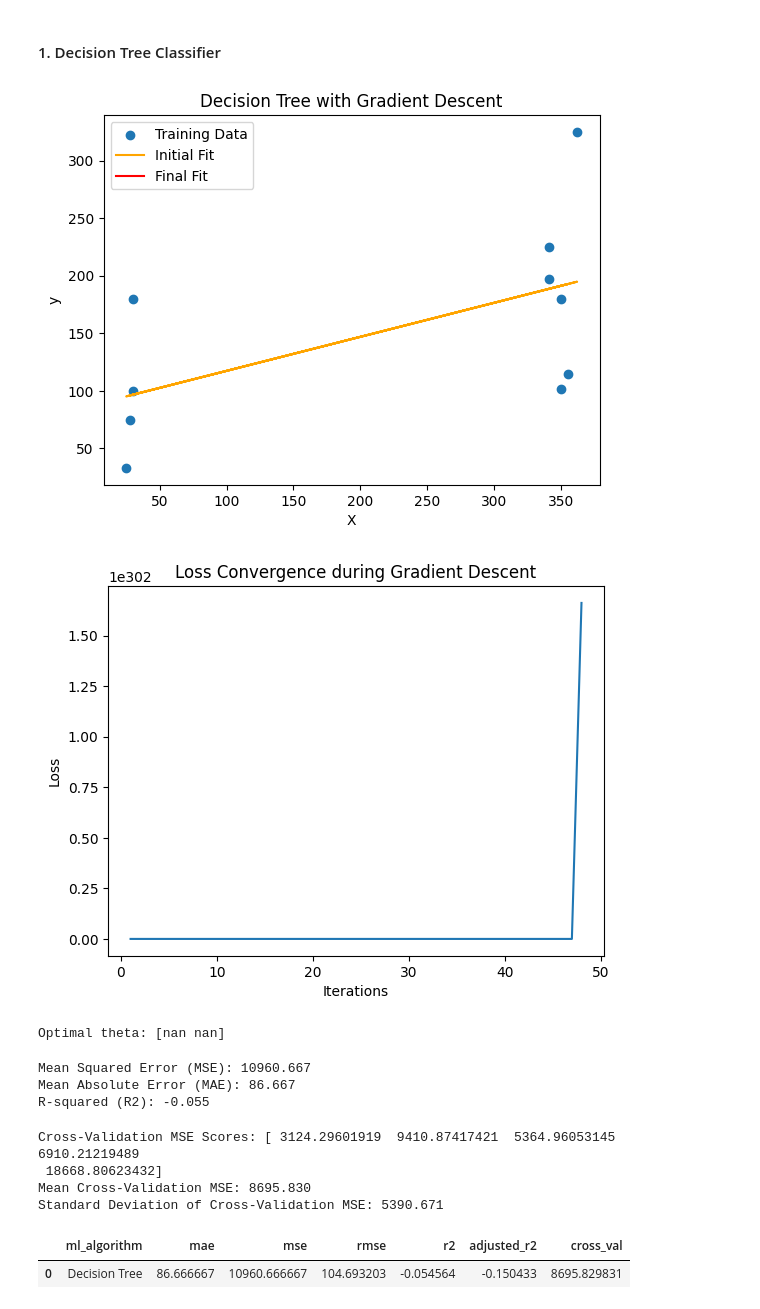
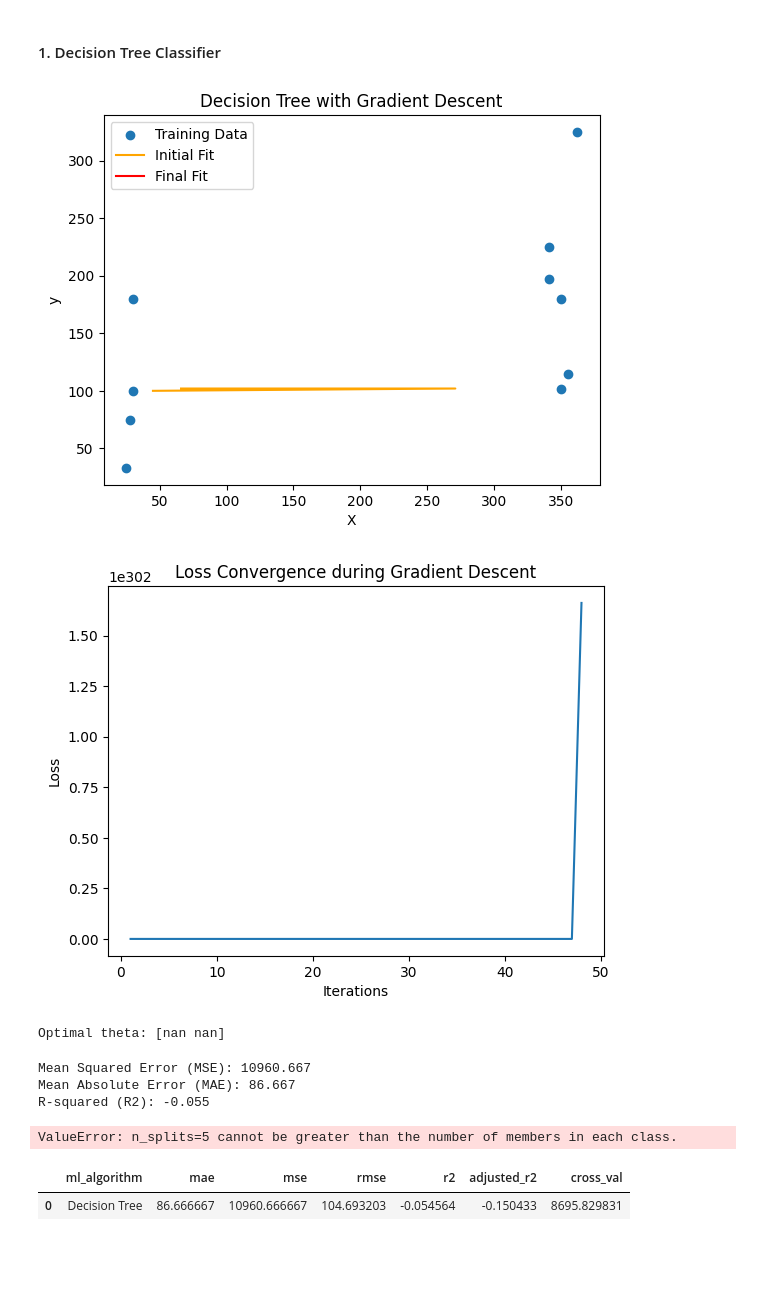
Before and after one commit to awesomecosmos/Insurance-Predictions, a Jupyter notebook: final_project.ipynb, the cells around one changed output. Saved outputs shown, nothing was run; the diff lists cells and outputs as text; code cells hidden in the pictures; blank space fills up the shorter version.

```diff
--- a/final_project.ipynb
+++ b/final_project.ipynb
@@ -165,15 +171,8 @@ clf.fit(X_train, y_train)
 # Make predictions on the testing data
 y_pred = clf.predict(X_test)
 # %%
-def loss_function(y_pred, y_true):
-    return np.mean((y_pred - y_true)**2)
-
-def gradient(x, y_pred, y_true):
-    return 2 * np.dot(x.T, (y_pred - y_true)) / len(y_true)
-
 learning_rate = 0.01
 num_iterations = 1000
-
 
 X_train_with_intercept = np.c_[np.ones(X_train.shape[0]), X_train]
 
@@ -185,35 +184,35 @@ loss_history = []
 
 # Gradient descent
 for _ in range(num_iterations):
     y_pred1 = np.dot(X_train_with_intercept, theta)
     gradient_value = gradient(X_train_with_intercept, y_pred1, y_train)
     theta -= learning_rate * gradient_value
 
     # Calculate and store loss for visualization
     loss = loss_function(y_pred1, y_train)
     loss_history.append(loss)
 
 # Visualize the data and the linear regression fit
 plt.scatter(X_train, y_train, label='Training Data')
-plt.plot(X_train, training_data_prediction, label='Initial Fit', color='orange')
+plt.plot(y_test, y_pred, label='Initial Fit', color='orange')
 plt.plot(X_train, np.dot(X_train_with_intercept, theta), label='Final Fit', color='red')
 plt.xlabel('X')
 plt.ylabel('y')
 plt.title('Decision Tree with Gradient Descent')
 plt.legend()
 plt.show()
 
 # Visualize the loss history
 plt.plot(range(1, num_iterations + 1), loss_history)
 plt.xlabel('Iterations')
 plt.ylabel('Loss')
 plt.title('Loss Convergence during Gradient Descent')
 plt.show()
 
 # Print the final result
 print("Optimal theta:", theta)
 # %% [output]
-[figure, old version]
+[figure, new version]
 [figure]
 Optimal theta: [nan nan]
 # %%
@@ -232,7 +231,7 @@ Mean Absolute Error (MAE): 86.667
 R-squared (R2): -0.055
 # %%
 # Perform cross-validation
-cv_scores = cross_val_score(lin_reg_model, X, y, cv=5, scoring='neg_mean_squared_error')
+cv_scores = cross_val_score(clf, X, y, cv=5, scoring='neg_mean_squared_error')
 
 # Convert negative MSE scores to positive
 cv_scores = -cv_scores
@@ -246,10 +245,7 @@ print("Cross-Validation MSE Scores:", cv_scores)
 print("Mean Cross-Validation MSE: {:.3f}".format(cv_mean))
 print("Standard Deviation of Cross-Validation MSE: {:.3f}".format(cv_std))
 # %% [output]
-Cross-Validation MSE Scores: [ 3124.29601919  9410.87417421  5364.96053145  6910.21219489
- 18668.80623432]
-Mean Cross-Validation MSE: 8695.830
-Standard Deviation of Cross-Validation MSE: 5390.671
+ValueError: n_splits=5 cannot be greater than the number of members in each class.
 # %%
 results.loc[len(results)] = [
     "Decision Tree",
```
Also changed, not shown: parts of 5 cells of this notebook.
